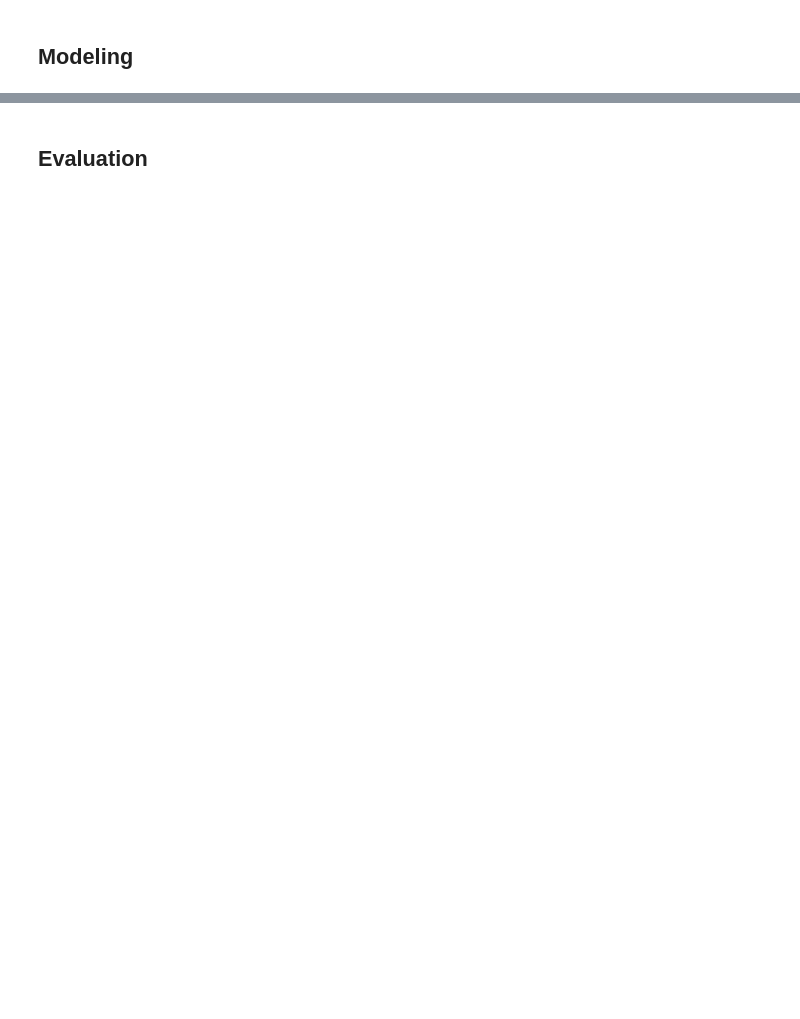
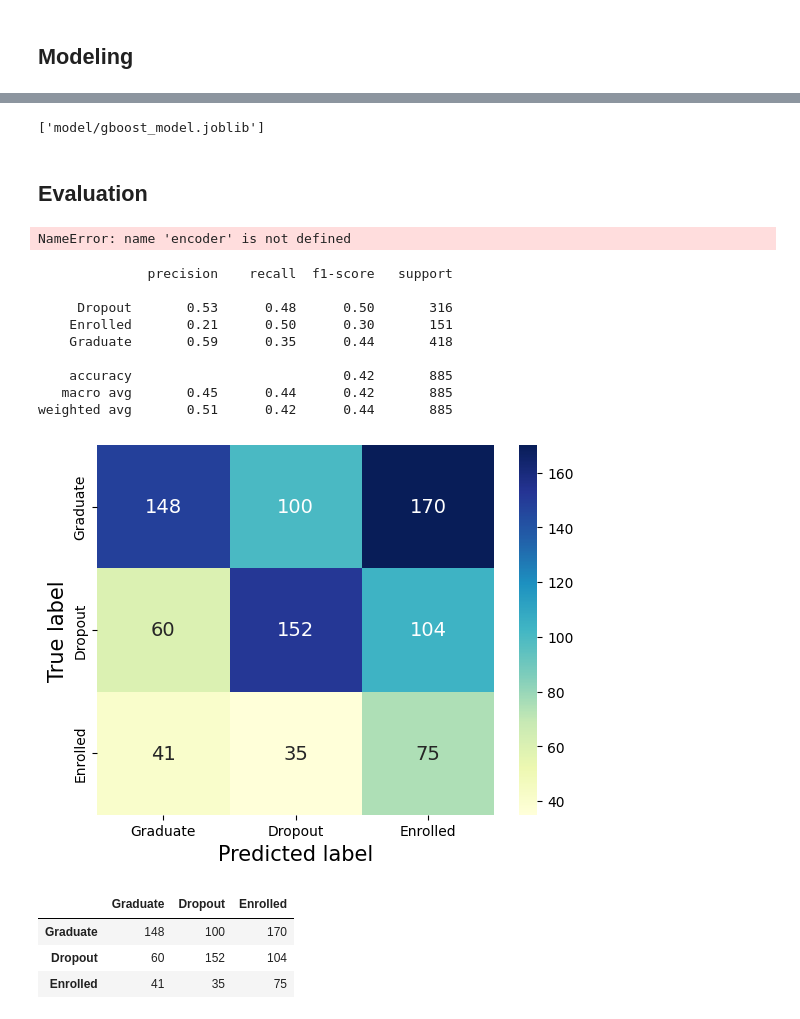
Before and after one commit to DhavaAdePratama/Students_Performance, a Jupyter notebook: Proyek_DS_2.ipynb, the cells around one changed output, grey strips where cells are left out. Drawn from its saved outputs; the diff is of its cells as text; code cells hidden in the pictures; blank space fills up the shorter version.

```diff
--- a/Proyek_DS_2.ipynb
+++ b/Proyek_DS_2.ipynb
@@ -381,4 +320,2 @@ def encoding(features, df, df_test=None):
 # %% [markdown]
 Disini kita memisahkan terlebih dahulu feature training dan targetnya, kemudian kita membuat sebuah fungsi untuk proses encoding dan juga scaling
-# %%
-df['Status'] = df['Status'].astype(str)
@@ -570,2 +442,59 @@ cleaned_df.head()
+# %%
+gboost_model = GradientBoostingClassifier(
+    random_state=123,
+    learning_rate=0.1,
+    max_depth=8,
+    max_features='sqrt',
+    n_estimators=200
+)
+gboost_model.fit(X_train_scaled, y_train_encoded)
+joblib.dump(gboost_model, "model/gboost_model.joblib")
+# %% [output]
+['model/gboost_model.joblib']
 # %% [markdown]
 ## Evaluation
+# %%
+from sklearn.metrics import classification_report, confusion_matrix
+
+def evaluating(y_pred, y_true):
+    '''Evaluasi model'''
+    labels=['Graduate', 'Dropout', 'Enrolled']
+
+    print(classification_report(y_pred=y_pred, y_true=y_true))
+
+    cnf_matrix = confusion_matrix(y_pred=y_pred, y_true=y_true, labels=labels)
+    confusion_matrix_df = pd.DataFrame(cnf_matrix, labels, labels)
+    sns.heatmap(confusion_matrix_df, annot=True, annot_kws={'size': 14}, fmt='d', cmap='YlGnBu')
+    plt.ylabel('True label', fontsize=15)
+    plt.xlabel('Predicted label', fontsize=15)
+    plt.show()
+
+    return confusion_matrix_df
+# %%
+y_pred_test = gboost_model.predict(X_test_scaled)
+y_pred_test = encoder.inverse_transform(y_test_encoded)
+
+evaluating(y_pred=y_pred_test, y_true=y_test)
+# %% [output]
+NameError: name 'encoder' is not defined
+# %%
+y_pred_test = gboost_model.predict(X_test_scaled)
+# Use label_encoder to inverse transform the predicted values
+y_pred_test = label_encoder.inverse_transform(y_pred_test)
+
+evaluating(y_pred=y_pred_test, y_true=y_test)
+# %% [output]
+              precision    recall  f1-score   support
+
+     Dropout       0.53      0.48      0.50       316
+    Enrolled       0.21      0.50      0.30       151
+    Graduate       0.59      0.35      0.44       418
+
+    accuracy                           0.42       885
+   macro avg       0.45      0.44      0.42       885
+weighted avg       0.51      0.42      0.44       885
+[figure, added]
+|  | Graduate | Dropout | Enrolled |
+| Graduate | 148 | 100 | 170 |
+| Dropout | 60 | 152 | 104 |
+| Enrolled | 41 | 35 | 75 |
```
Also changed, not shown: parts of 9 cells of this notebook.
